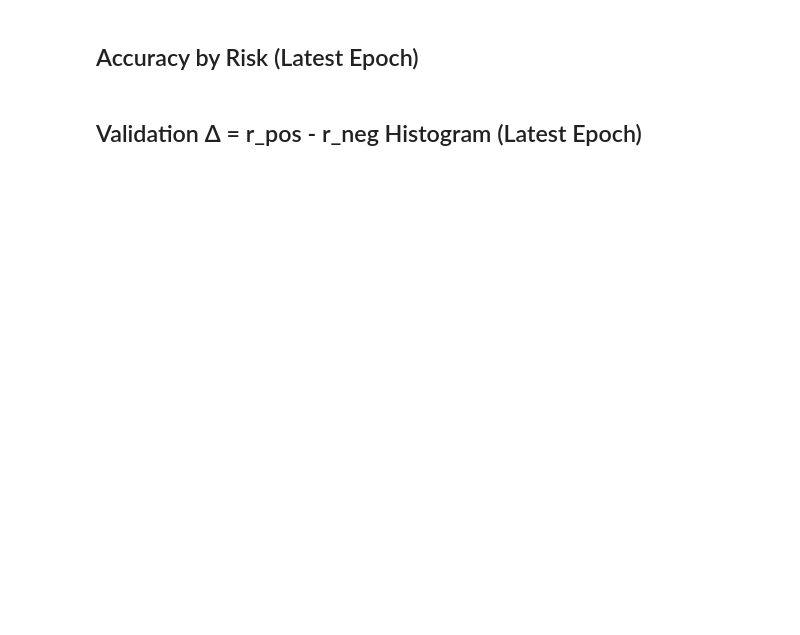
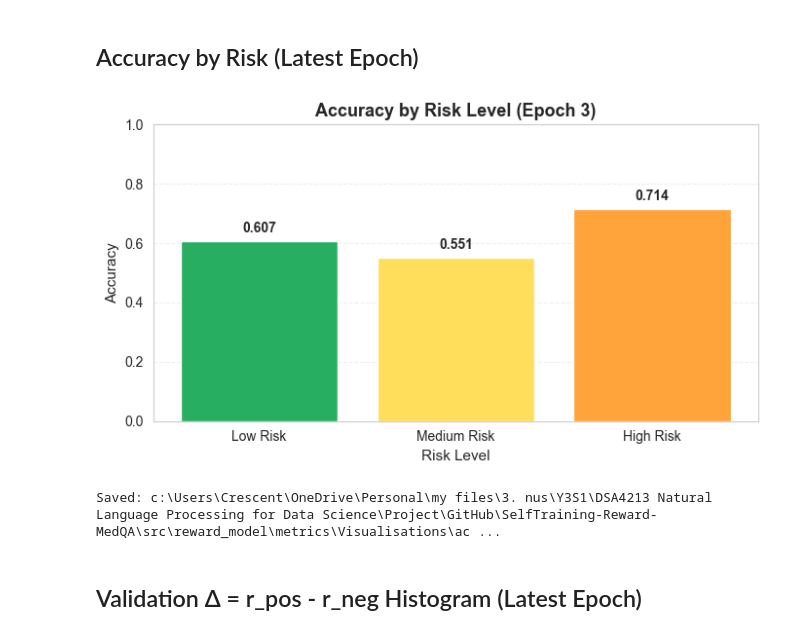
Before and after one commit to AsJayTee/SelfTraining-Reward-MedQA, a Jupyter notebook: src/reward_model/RewardModelTrainer.ipynb, the cells around one changed output. Drawn from its saved outputs; the diff is of its cells as text; code cells hidden in the pictures; blank space fills up the shorter version.

```diff
--- a/src/reward_model/RewardModelTrainer.ipynb
+++ b/src/reward_model/RewardModelTrainer.ipynb
@@ -983,33 +1166,47 @@ print(f"Saved: {save_path}")
 # %% [markdown]
 ## Accuracy by Risk (Latest Epoch)
 # %%
-# Read the latest epoch record
-last = None
-with open(METRIC_DIR / "val_epochs.jsonl", "r", encoding="utf-8") as f:
-    for line in f:
-        last = json.loads(line)
+# Check if acc_by_risk exists
+if "acc_by_risk" not in df_val_epochs.columns or df_val_epochs["acc_by_risk"].isna().all():
+    raise ValueError("No accuracy-by-risk data found in val_epochs.jsonl.")
 
-if last is None:
-    raise ValueError("No validation record found in val_epochs.jsonl.")
+# Get the latest record
+if "ts" in df_val_epochs.columns:
+    last_row = df_val_epochs.sort_values(["epoch", "ts"]).iloc[-1]
+else:
+    last_row = df_val_epochs.sort_values("epoch").iloc[-1]
 
-# Extract accuracy by risk bins (dict of risk_bin -> accuracy)
-acc_by_risk = last.get("acc_by_risk", {})
-labels = list(acc_by_risk.keys())
-vals = [acc_by_risk[k] for k in labels]
+acc_by_risk = last_row.get("acc_by_risk", {})
 
-plt.figure(figsize=(6,4))
-plt.bar(labels, vals, color="tab:blue", alpha=0.8)
-plt.title(f"Accuracy by Risk (Epoch {last['epoch']})")
-plt.xlabel("Risk Bin")
-plt.ylabel("Accuracy")
-plt.ylim(0, 1)
-plt.grid(axis="y", linestyle="--", alpha=0.4)
+# Ensure desired display order
+order = ["Low Risk", "Medium Risk", "High Risk"]
+labels = [label for label in order if label in acc_by_risk]
+vals = [acc_by_risk[label] for label in labels]
+
+# Plot
+plt.figure(figsize=(7,4))
+colours = ['#27ae60', "#ffde5c", '#ffa33a'] # Colour palette (green, yellow, orange)
+bars = plt.bar(labels, vals, color=colours)
+
+# Annotate values above bars
+for i, value in enumerate(vals):
+    plt.text(i, value + 0.02, f"{value:.3f}", ha='center', va='bottom', fontsize=10, weight="bold")
+
+plt.title(f"Accuracy by Risk Level (Epoch {int(last_row['epoch'])})", fontsize=13, weight="bold")
+plt.xlabel("Risk Level", fontsize=11)
+plt.ylabel("Accuracy", fontsize=11)
+plt.ylim(0, 1.00)
+plt.grid(axis="y", linestyle="--", alpha=0.3)
+plt.grid(axis="x", visible=False)
 plt.tight_layout()
 
-save_path = METRIC_DIR / f"accuracy_by_risk_epoch{last['epoch']:02d}.png"
-plt.savefig(save_path, dpi=300)
+save_path = VIZ_DIR / f"accuracy_by_risk_epoch{int(last_row['epoch']):02d}.png"
+plt.savefig(save_path, dpi=300, bbox_inches="tight")
 plt.show()
 print(f"Saved: {save_path}")
+# %% [output]
+[figure, added]
+Saved: c:\Users\Crescent\OneDrive\Personal\my files\3. nus\Y3S1\DSA4213 Natural Language Processing for Data Science\Project\GitHub\SelfTraining-Reward-MedQA\src\reward_model\metrics\Visualisations\ac ...
 # %% [markdown]
 ## Validation Δ = r_pos - r_neg Histogram (Latest Epoch)
 # %%
```
Also changed, not shown: parts of 16 cells of this notebook.
